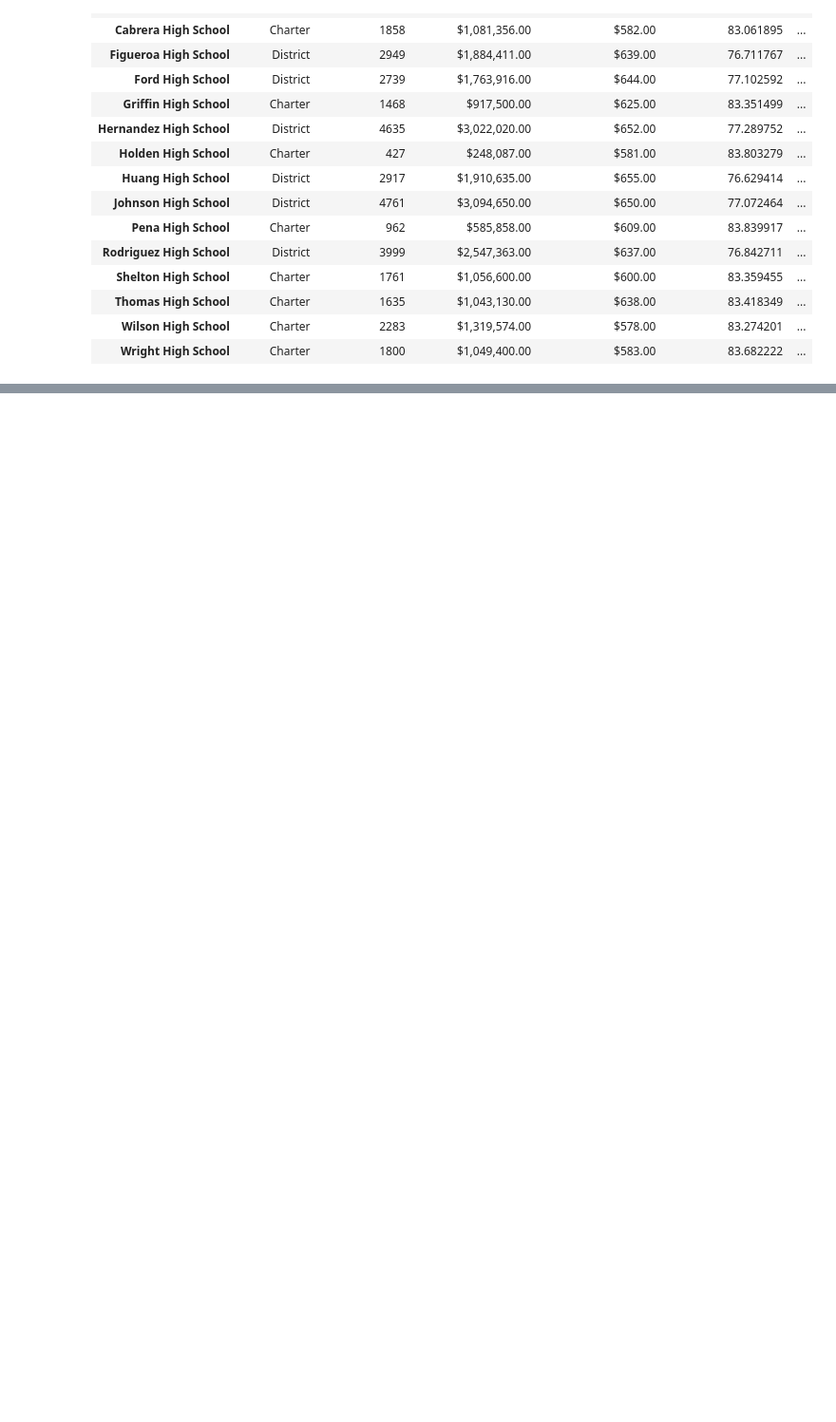
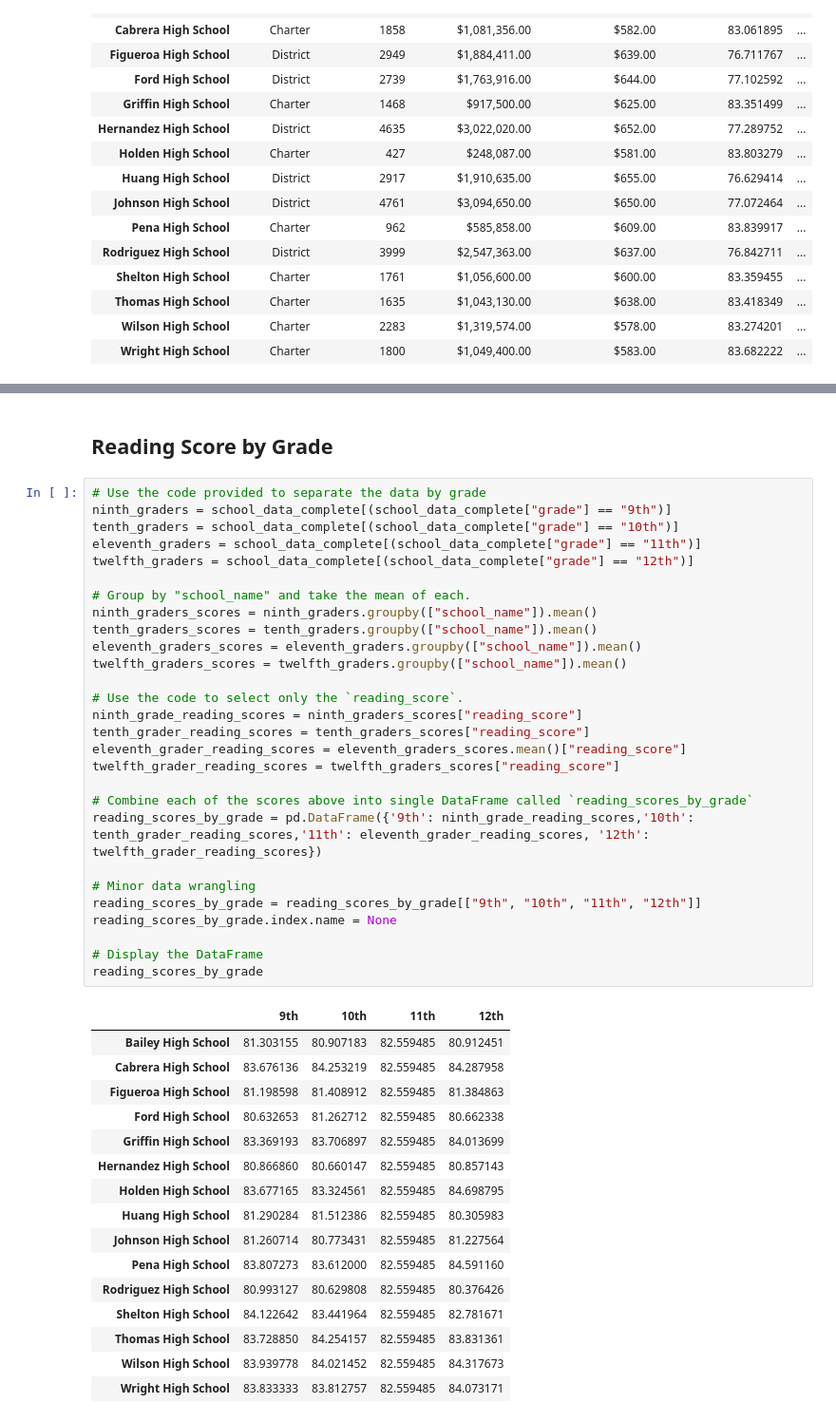
Before and after one commit to jmvandame/Pandas-Challenge, a Jupyter notebook: PyCitySchools/PyCitySchools.ipynb, the cells around one changed output, grey strips where cells are left out. Shown: that part at 95% size. Cells and saved outputs as stored; diff of their text form; blank space fills up the shorter version.

```diff
--- a/PyCitySchools/PyCitySchools.ipynb
+++ b/PyCitySchools/PyCitySchools.ipynb
@@ -247,0 +226,47 @@ per_school_summary
+# %% [markdown]
+## Reading Score by Grade
+# %%
+# Use the code provided to separate the data by grade
+ninth_graders = school_data_complete[(school_data_complete["grade"] == "9th")]
+tenth_graders = school_data_complete[(school_data_complete["grade"] == "10th")]
+eleventh_graders = school_data_complete[(school_data_complete["grade"] == "11th")]
+twelfth_graders = school_data_complete[(school_data_complete["grade"] == "12th")]
+
+# Group by "school_name" and take the mean of each.
+ninth_graders_scores = ninth_graders.groupby(["school_name"]).mean()
+tenth_graders_scores = tenth_graders.groupby(["school_name"]).mean()
+eleventh_graders_scores = eleventh_graders.groupby(["school_name"]).mean()
+twelfth_graders_scores = twelfth_graders.groupby(["school_name"]).mean()
+
+# Use the code to select only the `reading_score`.
+ninth_grade_reading_scores = ninth_graders_scores["reading_score"]
+tenth_grader_reading_scores = tenth_graders_scores["reading_score"]
+eleventh_grader_reading_scores = eleventh_graders_scores.mean()["reading_score"]
+twelfth_grader_reading_scores = twelfth_graders_scores["reading_score"]
+
+# Combine each of the scores above into single DataFrame called `reading_scores_by_grade`
+reading_scores_by_grade = pd.DataFrame({'9th': ninth_grade_reading_scores,'10th': tenth_grader_reading_scores,'11th': eleventh_grader_reading_scores, '12th': twelfth_grader_reading_scores})
+
+# Minor data wrangling
+reading_scores_by_grade = reading_scores_by_grade[["9th", "10th", "11th", "12th"]]
+reading_scores_by_grade.index.name = None
+
+# Display the DataFrame
+reading_scores_by_grade
+# %% [output]
+|  | 9th | 10th | 11th | 12th |
+| Bailey High School | 81.303155 | 80.907183 | 82.559485 | 80.912451 |
+| Cabrera High School | 83.676136 | 84.253219 | 82.559485 | 84.287958 |
+| Figueroa High School | 81.198598 | 81.408912 | 82.559485 | 81.384863 |
+| Ford High School | 80.632653 | 81.262712 | 82.559485 | 80.662338 |
+| Griffin High School | 83.369193 | 83.706897 | 82.559485 | 84.013699 |
+| Hernandez High School | 80.866860 | 80.660147 | 82.559485 | 80.857143 |
+| Holden High School | 83.677165 | 83.324561 | 82.559485 | 84.698795 |
+| Huang High School | 81.290284 | 81.512386 | 82.559485 | 80.305983 |
+| Johnson High School | 81.260714 | 80.773431 | 82.559485 | 81.227564 |
+| Pena High School | 83.807273 | 83.612000 | 82.559485 | 84.591160 |
+| Rodriguez High School | 80.993127 | 80.629808 | 82.559485 | 80.376426 |
+| Shelton High School | 84.122642 | 83.441964 | 82.559485 | 82.781671 |
+| Thomas High School | 83.728850 | 84.254157 | 82.559485 | 83.831361 |
+| Wilson High School | 83.939778 | 84.021452 | 82.559485 | 84.317673 |
+| Wright High School | 83.833333 | 83.812757 | 82.559485 | 84.073171 |
```
Also changed, not shown: parts of 25 cells of this notebook.
